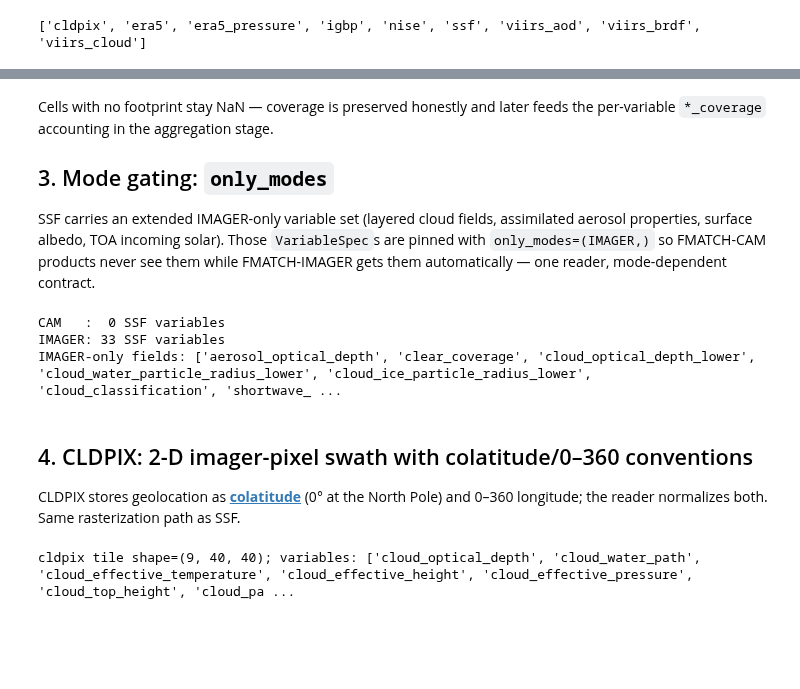
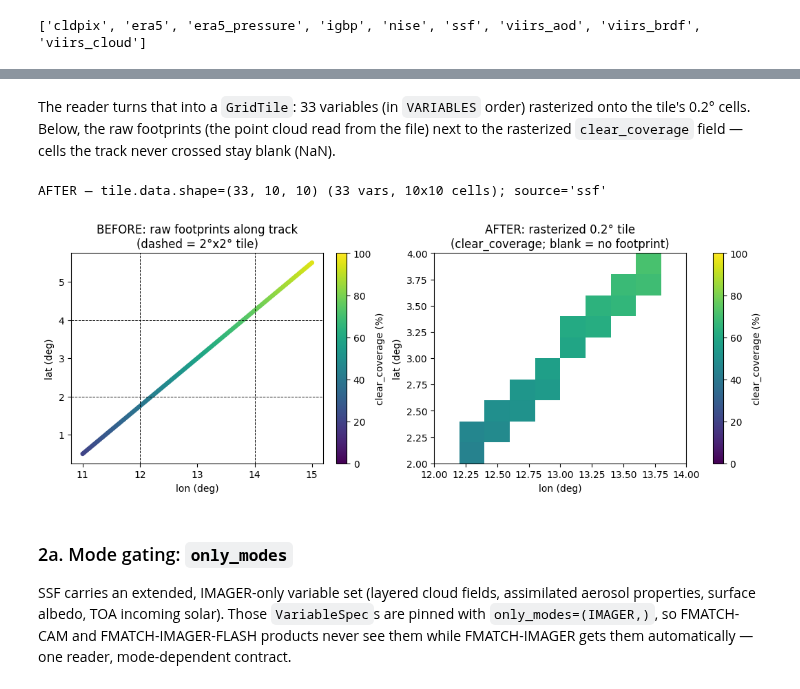
Before and after one commit to LASP-Libera/libera_utils, a Jupyter notebook: notebooks/03_readers_swath.ipynb, the cells around one changed output, grey strips where cells are left out. Cells and saved outputs as stored; diff of their text form; code cells hidden in the pictures; blank space fills up the shorter version.

```diff
--- a/notebooks/03_readers_swath.ipynb
+++ b/notebooks/03_readers_swath.ipynb
@@ -105,41 +111,39 @@ plt.show()
+# %% [markdown]
+The reader turns that into a `GridTile`: 33 variables (in `VARIABLES` order) rasterized
+onto the tile's 0.2° cells. Below, the raw footprints (the point cloud read from the file)
+next to the rasterized `clear_coverage` field — cells the track never crossed stay
+blank (NaN).
+# %%
+ssf = ReaderRegistry.get("ssf")(ssf_path)
+pt_lats, pt_lons, pt_vals = ssf._load_points()  # normalized lon, flattened per-footprint values
+tile = ssf.load_tile(TileKey("ssf", lat_idx=46, lon_idx=96))  # lat [2,4], lon [12,14]
+
+cc = [v.name for v in ssf.VARIABLES].index("clear_coverage")
+print(f"AFTER — tile.data.shape={tile.data.shape} (33 vars, 10x10 cells); source={tile.source!r}")
+
+fig, axes = plt.subplots(1, 2, figsize=(10.5, 4.0), constrained_layout=True)
+sc = axes[0].scatter(pt_lons, pt_lats, c=pt_vals[cc], cmap="viridis", s=14, vmin=0, vmax=100)
+for x in (12, 14):
+    axes[0].axvline(x, color="k", lw=0.7, ls="--")
+for y in (2, 4):
+    axes[0].axhline(y, color="k", lw=0.7, ls="--")
+axes[0].set_title("BEFORE: raw footprints along track\n(dashed = 2°x2° tile)")
+axes[0].set_xlabel("lon (deg)")
+axes[0].set_ylabel("lat (deg)")
+fig.colorbar(sc, ax=axes[0], label="clear_coverage (%)")
+im = axes[1].pcolormesh(tile.lons, tile.lats, tile.data[cc], cmap="viridis", vmin=0, vmax=100, shading="auto")
+axes[1].set_title("AFTER: rasterized 0.2° tile\n(clear_coverage; blank = no footprint)")
+axes[1].set_xlabel("lon (deg)")
+axes[1].set_ylabel("lat (deg)")
+fig.colorbar(im, ax=axes[1], label="clear_coverage (%)")
+plt.show()
+# %% [output]
+AFTER — tile.data.shape=(33, 10, 10) (33 vars, 10x10 cells); source='ssf'
+[figure, added]
 # %% [markdown]
-Cells with no footprint stay NaN — coverage is preserved honestly and later feeds
-the per-variable `*_coverage` accounting in the aggregation stage.
+### 2a. Mode gating: `only_modes`
 
-## 3. Mode gating: `only_modes`
-
-SSF carries an extended IMAGER-only variable set (layered cloud fields, assimilated
-aerosol properties, surface albedo, TOA incoming solar). Those `VariableSpec`s are
-pinned with `only_modes=(IMAGER,)` so FMATCH-CAM products never see them while
-FMATCH-IMAGER gets them automatically — one reader, mode-dependent contract.
+SSF carries an extended, IMAGER-only variable set (layered cloud fields, assimilated
+aerosol properties, surface albedo, TOA incoming solar). Those `VariableSpec`s are pinned
+with `only_modes=(IMAGER,)`, so FMATCH-CAM and FMATCH-IMAGER-FLASH products never see them
+while FMATCH-IMAGER gets them automatically — one reader, mode-dependent contract.
-# %%
-from libera_utils.footprint_matching.types import spec_active_in_mode
-
-for mode in (OperationalMode.CAM, OperationalMode.IMAGER):
-    active = [v.name for v in ssf_cls.VARIABLES if spec_active_in_mode(v, mode)]
-    print(f"{mode.name:6s}: {len(active):2d} SSF variables")
-imager_only = [
-    v.name
-    for v in ssf_cls.VARIABLES
-    if spec_active_in_mode(v, OperationalMode.IMAGER) and not spec_active_in_mode(v, OperationalMode.CAM)
-]
-print(f"IMAGER-only fields: {imager_only}")
-# %% [output]
-CAM   :  0 SSF variables
-IMAGER: 33 SSF variables
-IMAGER-only fields: ['aerosol_optical_depth', 'clear_coverage', 'cloud_optical_depth_lower', 'cloud_water_particle_radius_lower', 'cloud_ice_particle_radius_lower', 'cloud_classification', 'shortwave_ ...
-# %% [markdown]
-## 4. CLDPIX: 2-D imager-pixel swath with colatitude/0–360 conventions
-
-CLDPIX stores geolocation as [**colatitude**](https://en.wikipedia.org/wiki/Colatitude) (0° at the North Pole) and 0–360
-longitude; the reader normalizes both. Same rasterization path as SSF.
-# %%
-# CLDPIX geolocation is 2-D (Scanlines, Pixels), like the real imager swath.
-cld_lats = (np.repeat(np.linspace(1.0, 5.0, 40), 25) + rng.normal(0, 0.05, 1000)).reshape(40, 25)
-cld_lons = (np.tile(np.linspace(12.2, 13.8, 25), 40) + rng.normal(0, 0.05, 1000)).reshape(40, 25)
-cldpix_path = make_cldpix_fixture(workdir, lats=cld_lats, lons_0360=cld_lons % 360.0)
-cldpix = ReaderRegistry.get("cldpix")(cldpix_path)
-cld_tile = cldpix.load_tile(TileKey("cldpix", 46, 96))
-print(f"cldpix tile shape={cld_tile.data.shape}; variables: {[v.name for v in type(cldpix).VARIABLES]}")
-# %% [output]
-cldpix tile shape=(9, 40, 40); variables: ['cloud_optical_depth', 'cloud_water_path', 'cloud_effective_temperature', 'cloud_effective_height', 'cloud_effective_pressure', 'cloud_top_height', 'cloud_pa ...
```
Also changed, not shown: parts of 22 cells of this notebook.
